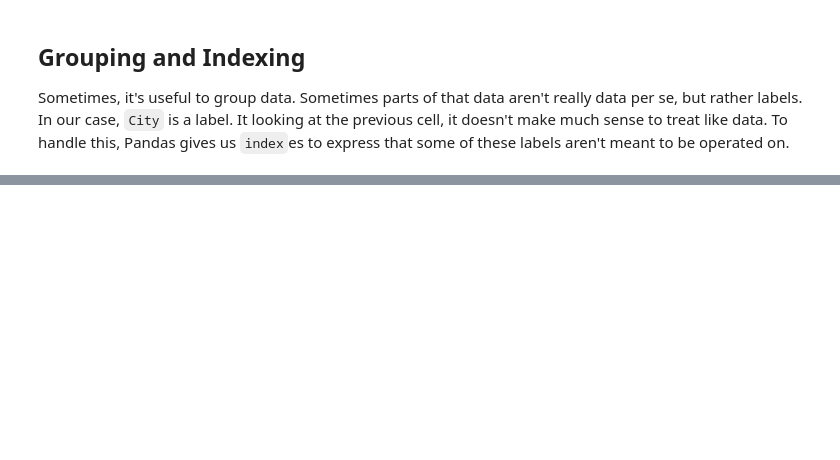
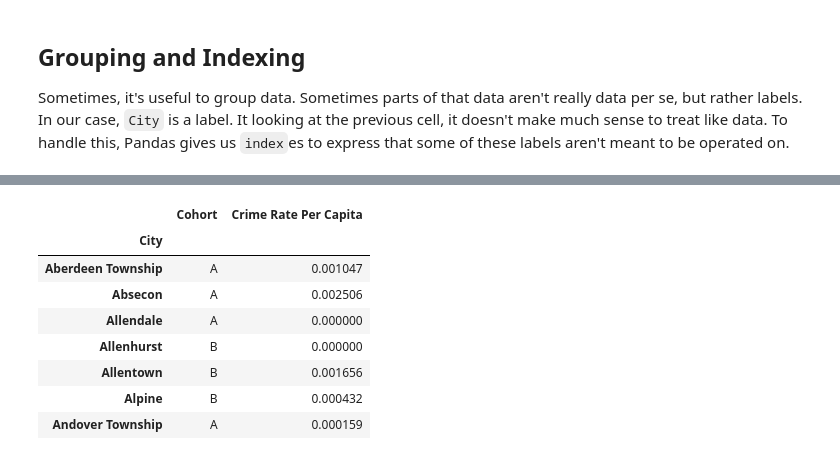
Before and after one commit to bstempi/sjpwdg-pandas-presentation, a Jupyter notebook: 03_common_dataframe_operations.ipynb, the cells around one changed output, grey strips where cells are left out. Saved outputs shown, nothing was run; the diff lists cells and outputs as text; code cells hidden in the pictures; blank space fills up the shorter version.

```diff
--- a/03_common_dataframe_operations.ipynb
+++ b/03_common_dataframe_operations.ipynb
@@ -51,0 +118,14 @@ cohort_df.plot(kind='bar')
+# %%
+df = df[['Cohort', 'Crime Rate Per Capita']]
+
+df
+# %% [output]
+|  | Cohort | Crime Rate Per Capita |
+| City |  |  |
+| Aberdeen Township | A | 0.001047 |
+| Absecon | A | 0.002506 |
+| Allendale | A | 0.000000 |
+| Allenhurst | B | 0.000000 |
+| Allentown | B | 0.001656 |
+| Alpine | B | 0.000432 |
+| Andover Township | A | 0.000159 |
```
Also changed, not shown: parts of 10 cells of this notebook, 5 other files.
